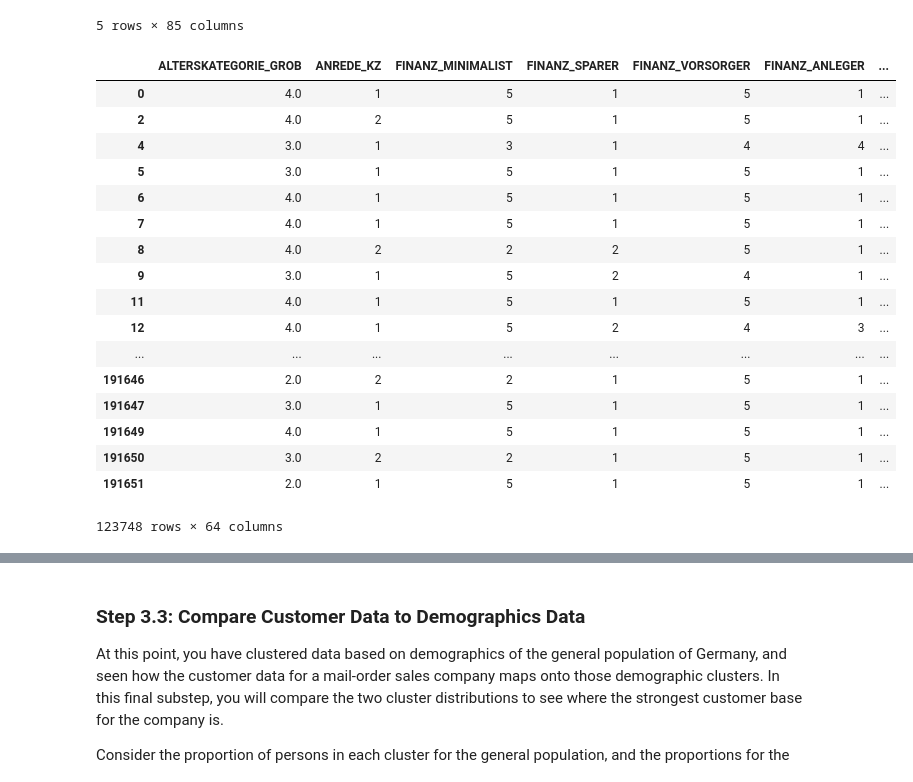
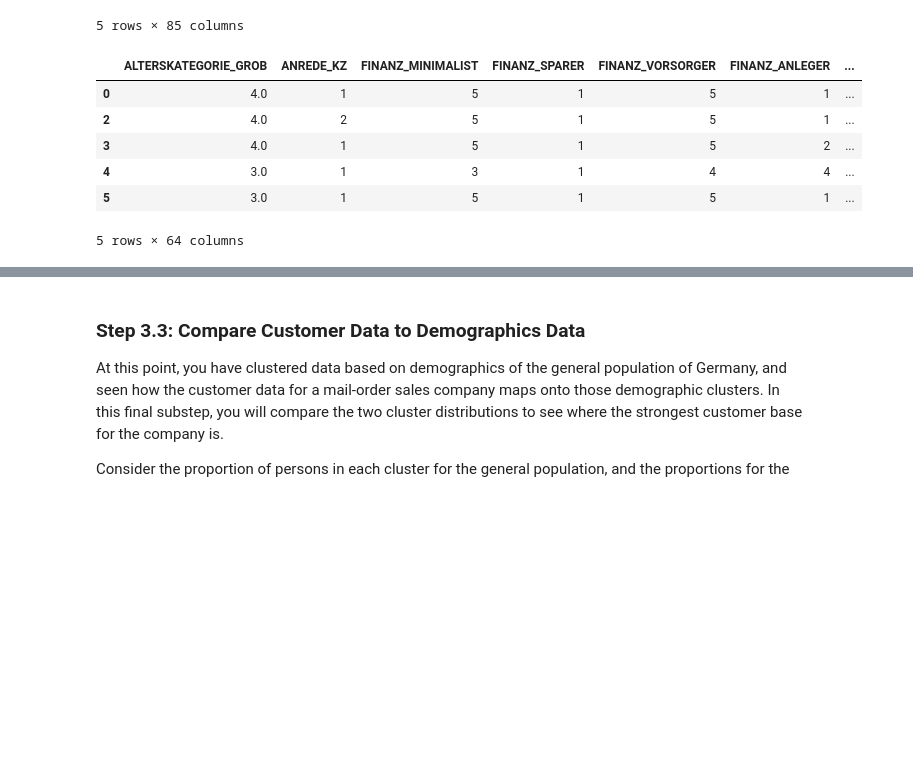
Before and after one commit to denvercantu/Customer-Segments, a Jupyter notebook: Identify_Customer_Segments.ipynb, the cells around one changed output, grey strips where cells are left out. Saved outputs shown, nothing was run; the diff lists cells and outputs as text; code cells hidden in the pictures; blank space fills up the shorter version.

```diff
--- a/Identify_Customer_Segments.ipynb
+++ b/Identify_Customer_Segments.ipynb
@@ -353,8 +354,8 @@ plt.show()
 # %% [output]
 [figure]
 # %%
-low_threshold = azdias[azdias.isnull().sum(axis=1) <= 3]
-high_threshold = azdias[azdias.isnull().sum(axis=1) > 3]
+low_threshold = azdias[azdias.isnull().sum(axis=1) <= 30]
+high_threshold = azdias[azdias.isnull().sum(axis=1) > 30]
 # %%
 no_missing_columns = missing_percent[missing_percent==0].index.tolist()
 compare_columns = no_missing_columns[:6]
@@ -612,7 +613,7 @@ def clean_data(df):
     df = df.drop(columns = outlier_missing_values.index, axis='columns')
 
     #removing rows
-    df = df[df.isnull().sum(axis=1) <= 3]
+    df = df[df.isnull().sum(axis=1) <= 30]
 
 
     # select, re-encode, and engineer column values.
@@ -911,28 +912,17 @@ customers.head()
 # %%
 # Apply preprocessing, feature transformation, and clustering from the general
 # demographics onto the customer data, obtaining cluster predictions for the
 # customer demographics data.
 
 customers_clean = clean_data(customers)
-customers_clean
+customers_clean.head()
 # %% [output]
 |  | ALTERSKATEGORIE_GROB | ANREDE_KZ | FINANZ_MINIMALIST | FINANZ_SPARER | FINANZ_VORSORGER | FINANZ_ANLEGER | ... |
 | 0 | 4.0 | 1 | 5 | 1 | 5 | 1 | ... |
 | 2 | 4.0 | 2 | 5 | 1 | 5 | 1 | ... |
+| 3 | 4.0 | 1 | 5 | 1 | 5 | 2 | ... |
 | 4 | 3.0 | 1 | 3 | 1 | 4 | 4 | ... |
 | 5 | 3.0 | 1 | 5 | 1 | 5 | 1 | ... |
-| 6 | 4.0 | 1 | 5 | 1 | 5 | 1 | ... |
-| 7 | 4.0 | 1 | 5 | 1 | 5 | 1 | ... |
-| 8 | 4.0 | 2 | 2 | 2 | 5 | 1 | ... |
-| 9 | 3.0 | 1 | 5 | 2 | 4 | 1 | ... |
-| 11 | 4.0 | 1 | 5 | 1 | 5 | 1 | ... |
-| 12 | 4.0 | 1 | 5 | 2 | 4 | 3 | ... |
-| ... | ... | ... | ... | ... | ... | ... | ... |
-| 191646 | 2.0 | 2 | 2 | 1 | 5 | 1 | ... |
-| 191647 | 3.0 | 1 | 5 | 1 | 5 | 1 | ... |
-| 191649 | 4.0 | 1 | 5 | 1 | 5 | 1 | ... |
-| 191650 | 3.0 | 2 | 2 | 1 | 5 | 1 | ... |
-| 191651 | 2.0 | 1 | 5 | 1 | 5 | 1 | ... |
-123748 rows × 64 columns
+5 rows × 64 columns
 # %%
 #replace nans
```
Also changed, not shown: parts of 23 cells of this notebook, 1 other file.
